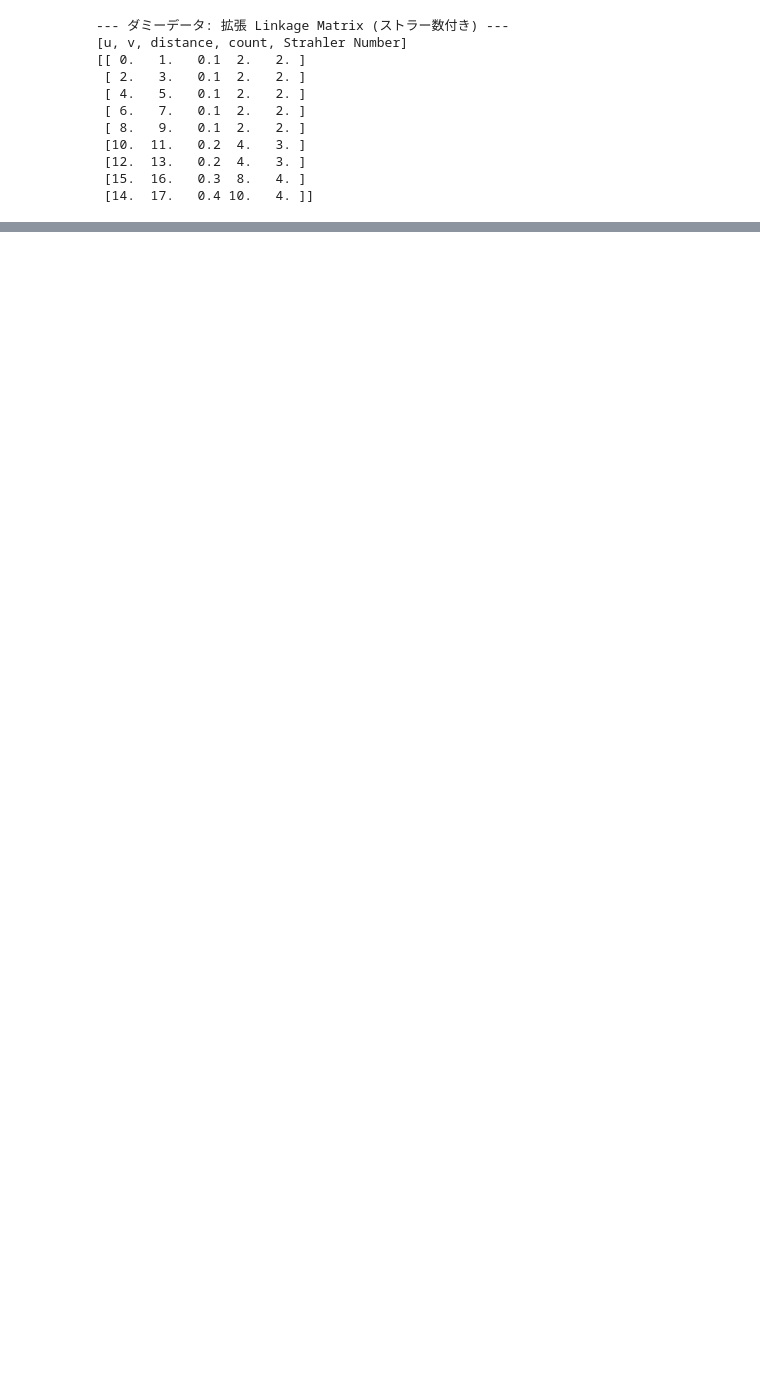
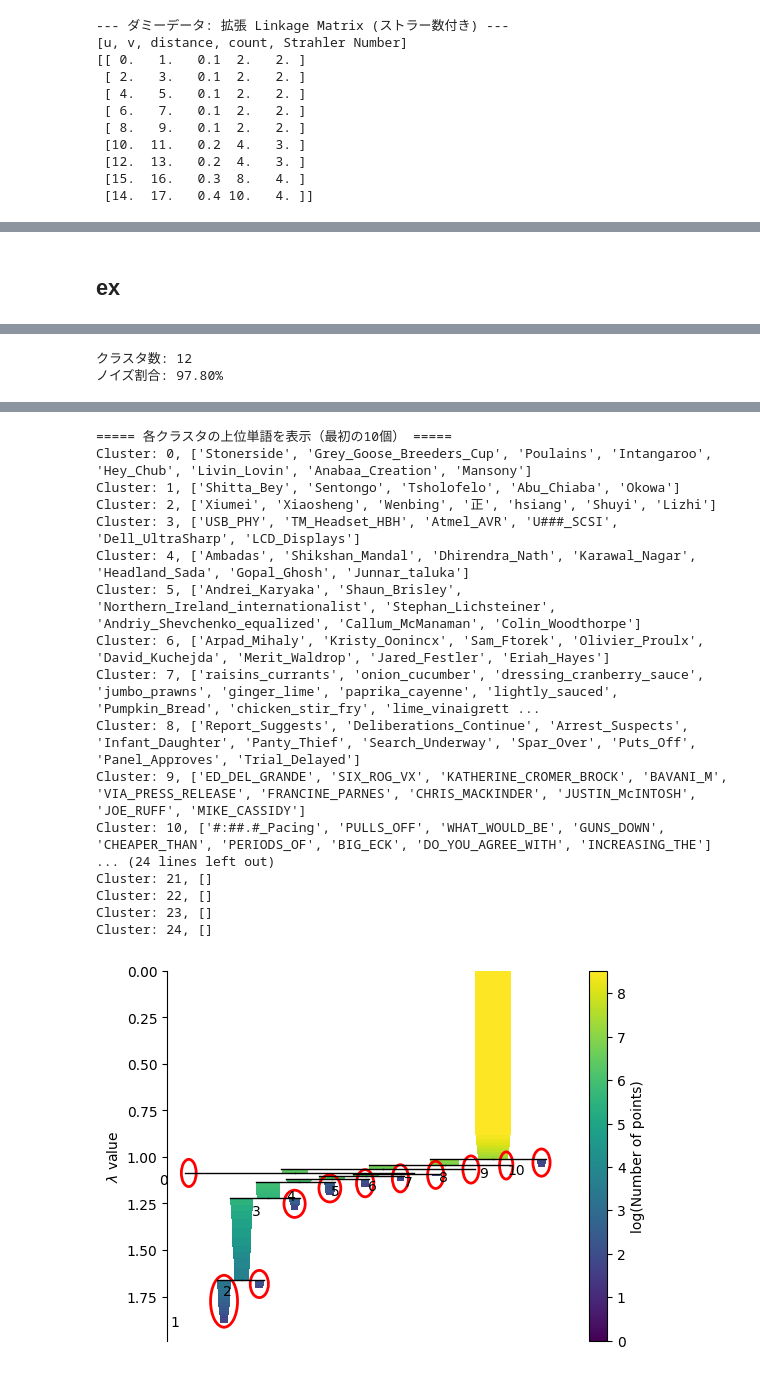
Before and after one commit to wbcat001/DRZoom, a Jupyter notebook: src/experiments/19_tree/木構造の単純化.ipynb, the cells around one changed output, grey strips where cells are left out. Saved outputs shown, nothing was run; the diff lists cells and outputs as text; code cells hidden in the pictures; blank space fills up the shorter version.

```diff
--- a/src/experiments/19_tree/木構造の単純化.ipynb
+++ b/src/experiments/19_tree/木構造の単純化.ipynb
@@ -761,0 +783,5 @@ print(Z_strahler)
+# %%
+raw_tree = clusterer.condensed_tree_._raw_tree
+leaves = _get_leaves(raw_tree)
+print(len(leaves)) #
+print(leaves)
@@ -761,0 +792,7 @@ print(Z_strahler)
+# %%
+condensed_tree = clusterer.condensed_tree_.to_pandas()
+cluster_tree = condensed_tree[condensed_tree['child_size'] > 1]
+print(len(cluster_tree))
+
+
+# strahler数を計算する
@@ -761,0 +810,8 @@ print(Z_strahler)
+# %%
+# parent: childリスト
+from collections import defaultdict
+parent_to_children = defaultdict(list)
+for _, row in cluster_tree.iterrows():
+    parent_to_children[row['parent']].append(row['child'])
+for parent, children in parent_to_children.items():
+    print(f"Parent {parent}: Children {children}")
@@ -761,0 +1689,2 @@ print(Z_strahler)
+# %% [markdown]
+## ex
@@ -761,0 +1695,8 @@ print(Z_strahler)
+# %%
+X, y = load_w2v(5000, is_random=True)
+# %%
+clusterer = run_hdbscan(X, y,
+                        min_samples=7,
+                        min_cluster_size=5,
+                        )
+# %% [output]
@@ -761,0 +1713,2 @@ print(Z_strahler)
+クラスタ数: 12
+ノイズ割合: 97.80%
@@ -761,0 +1716,18 @@ print(Z_strahler)
+===== 各クラスタの上位単語を表示（最初の10個） =====
+Cluster: 0, ['Stonerside', 'Grey_Goose_Breeders_Cup', 'Poulains', 'Intangaroo', 'Hey_Chub', 'Livin_Lovin', 'Anabaa_Creation', 'Mansony']
+Cluster: 1, ['Shitta_Bey', 'Sentongo', 'Tsholofelo', 'Abu_Chiaba', 'Okowa']
+Cluster: 2, ['Xiumei', 'Xiaosheng', 'Wenbing', '正', 'hsiang', 'Shuyi', 'Lizhi']
+Cluster: 3, ['USB_PHY', 'TM_Headset_HBH', 'Atmel_AVR', 'U###_SCSI', 'Dell_UltraSharp', 'LCD_Displays']
+Cluster: 4, ['Ambadas', 'Shikshan_Mandal', 'Dhirendra_Nath', 'Karawal_Nagar', 'Headland_Sada', 'Gopal_Ghosh', 'Junnar_taluka']
+Cluster: 5, ['Andrei_Karyaka', 'Shaun_Brisley', 'Northern_Ireland_internationalist', 'Stephan_Lichsteiner', 'Andriy_Shevchenko_equalized', 'Callum_McManaman', 'Colin_Woodthorpe']
+Cluster: 6, ['Arpad_Mihaly', 'Kristy_Oonincx', 'Sam_Ftorek', 'Olivier_Proulx', 'David_Kuchejda', 'Merit_Waldrop', 'Jared_Festler', 'Eriah_Hayes']
+Cluster: 7, ['raisins_currants', 'onion_cucumber', 'dressing_cranberry_sauce', 'jumbo_prawns', 'ginger_lime', 'paprika_cayenne', 'lightly_sauced', 'Pumpkin_Bread', 'chicken_stir_fry', 'lime_vinaigrett ...
+Cluster: 8, ['Report_Suggests', 'Deliberations_Continue', 'Arrest_Suspects', 'Infant_Daughter', 'Panty_Thief', 'Search_Underway', 'Spar_Over', 'Puts_Off', 'Panel_Approves', 'Trial_Delayed']
+Cluster: 9, ['ED_DEL_GRANDE', 'SIX_ROG_VX', 'KATHERINE_CROMER_BROCK', 'BAVANI_M', 'VIA_PRESS_RELEASE', 'FRANCINE_PARNES', 'CHRIS_MACKINDER', 'JUSTIN_McINTOSH', 'JOE_RUFF', 'MIKE_CASSIDY']
+Cluster: 10, ['#:##.#_Pacing', 'PULLS_OFF', 'WHAT_WOULD_BE', 'GUNS_DOWN', 'CHEAPER_THAN', 'PERIODS_OF', 'BIG_ECK', 'DO_YOU_AGREE_WITH', 'INCREASING_THE']
+... (24 lines left out)
+Cluster: 21, []
+Cluster: 22, []
+Cluster: 23, []
+Cluster: 24, []
+[figure, added]
```
Also changed, not shown: parts of 38 cells of this notebook, 1 other file.
